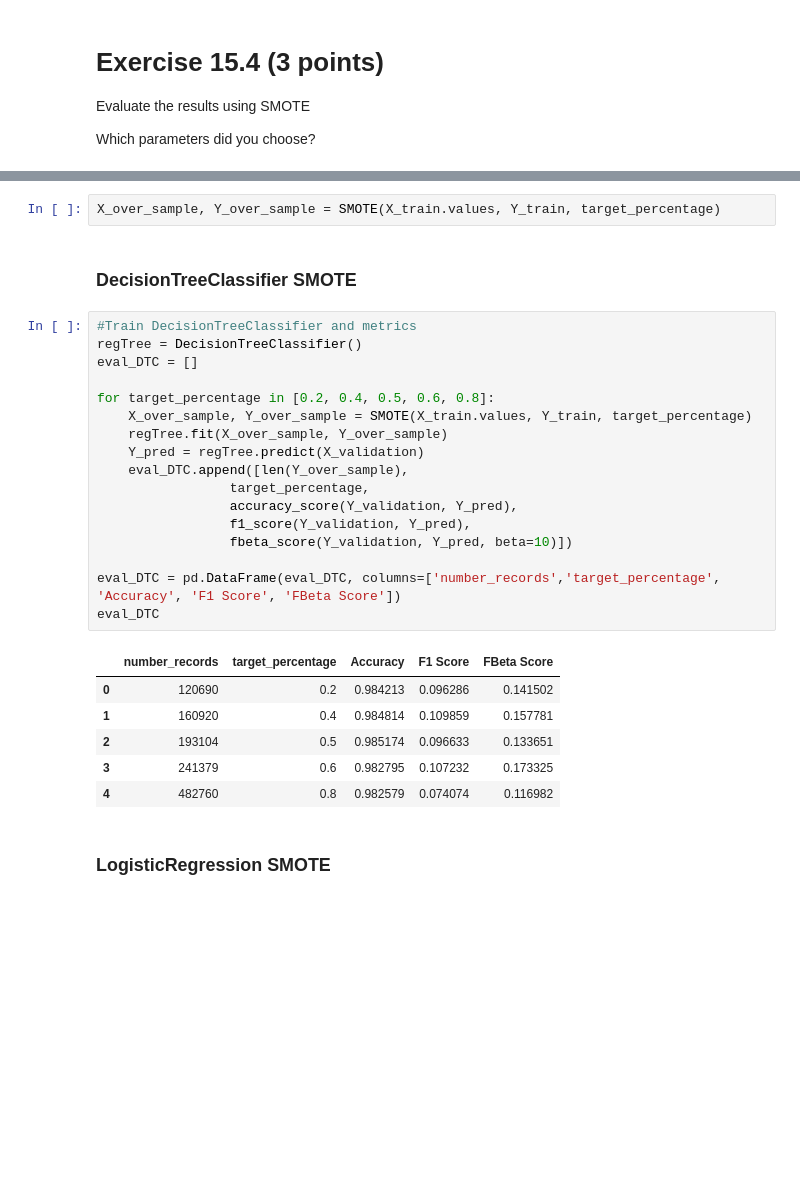
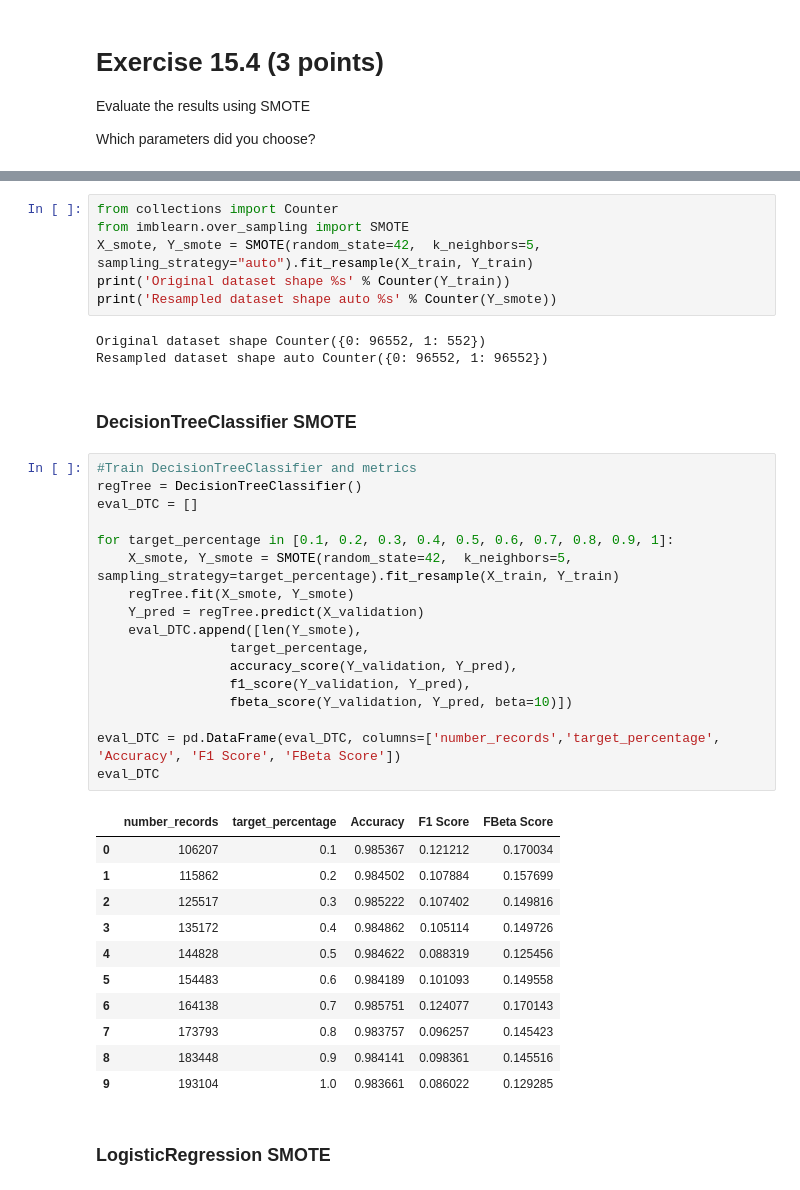
Before and after one commit to gomezivan/Python-ML, a Jupyter notebook: exercises/E15-fraud_detection.ipynb, the cells around one changed output, grey strips where cells are left out. Drawn from its saved outputs; the diff is of its cells as text; blank space fills up the shorter version.

```diff
--- a/exercises/E15-fraud_detection.ipynb
+++ b/exercises/E15-fraud_detection.ipynb
@@ -464,31 +397,43 @@ def SMOTE(X, y, target_percentage=0.5, k=5, seed=None):
-# %%
-X_over_sample, Y_over_sample = SMOTE(X_train.values, Y_train, target_percentage)
+# %%
+from collections import Counter
+from imblearn.over_sampling import SMOTE
+X_smote, Y_smote = SMOTE(random_state=42,  k_neighbors=5, sampling_strategy="auto").fit_resample(X_train, Y_train)
+print('Original dataset shape %s' % Counter(Y_train))
+print('Resampled dataset shape auto %s' % Counter(Y_smote))
+# %% [output]
+Original dataset shape Counter({0: 96552, 1: 552})
+Resampled dataset shape auto Counter({0: 96552, 1: 96552})
 # %% [markdown]
 ### DecisionTreeClassifier SMOTE
 # %%
 #Train DecisionTreeClassifier and metrics
 regTree = DecisionTreeClassifier()
 eval_DTC = []
 
-for target_percentage in [0.2, 0.4, 0.5, 0.6, 0.8]:
-    X_over_sample, Y_over_sample = SMOTE(X_train.values, Y_train, target_percentage)
-    regTree.fit(X_over_sample, Y_over_sample)
+for target_percentage in [0.1, 0.2, 0.3, 0.4, 0.5, 0.6, 0.7, 0.8, 0.9, 1]:
+    X_smote, Y_smote = SMOTE(random_state=42,  k_neighbors=5, sampling_strategy=target_percentage).fit_resample(X_train, Y_train)
+    regTree.fit(X_smote, Y_smote)
     Y_pred = regTree.predict(X_validation)
-    eval_DTC.append([len(Y_over_sample),
+    eval_DTC.append([len(Y_smote),
                  target_percentage,
                  accuracy_score(Y_validation, Y_pred),
                  f1_score(Y_validation, Y_pred),
                  fbeta_score(Y_validation, Y_pred, beta=10)])
 
 eval_DTC = pd.DataFrame(eval_DTC, columns=['number_records','target_percentage', 'Accuracy', 'F1 Score', 'FBeta Score'])
 eval_DTC
 # %% [output]
 |  | number_records | target_percentage | Accuracy | F1 Score | FBeta Score |
-| 0 | 120690 | 0.2 | 0.984213 | 0.096286 | 0.141502 |
-| 1 | 160920 | 0.4 | 0.984814 | 0.109859 | 0.157781 |
-| 2 | 193104 | 0.5 | 0.985174 | 0.096633 | 0.133651 |
-| 3 | 241379 | 0.6 | 0.982795 | 0.107232 | 0.173325 |
-| 4 | 482760 | 0.8 | 0.982579 | 0.074074 | 0.116982 |
+| 0 | 106207 | 0.1 | 0.985367 | 0.121212 | 0.170034 |
+| 1 | 115862 | 0.2 | 0.984502 | 0.107884 | 0.157699 |
+| 2 | 125517 | 0.3 | 0.985222 | 0.107402 | 0.149816 |
+| 3 | 135172 | 0.4 | 0.984862 | 0.105114 | 0.149726 |
+| 4 | 144828 | 0.5 | 0.984622 | 0.088319 | 0.125456 |
+| 5 | 154483 | 0.6 | 0.984189 | 0.101093 | 0.149558 |
+| 6 | 164138 | 0.7 | 0.985751 | 0.124077 | 0.170143 |
+| 7 | 173793 | 0.8 | 0.983757 | 0.096257 | 0.145423 |
+| 8 | 183448 | 0.9 | 0.984141 | 0.098361 | 0.145516 |
+| 9 | 193104 | 1.0 | 0.983661 | 0.086022 | 0.129285 |
 # %% [markdown]
 ### LogisticRegression SMOTE
 # %%
```
Also changed, not shown: parts of 20 cells of this notebook.
